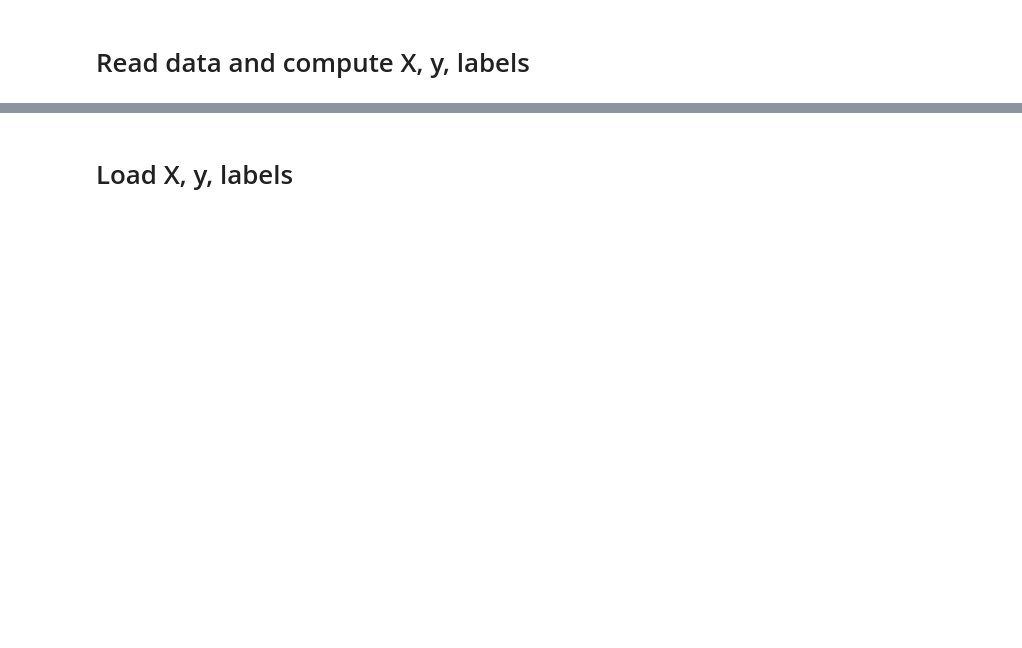
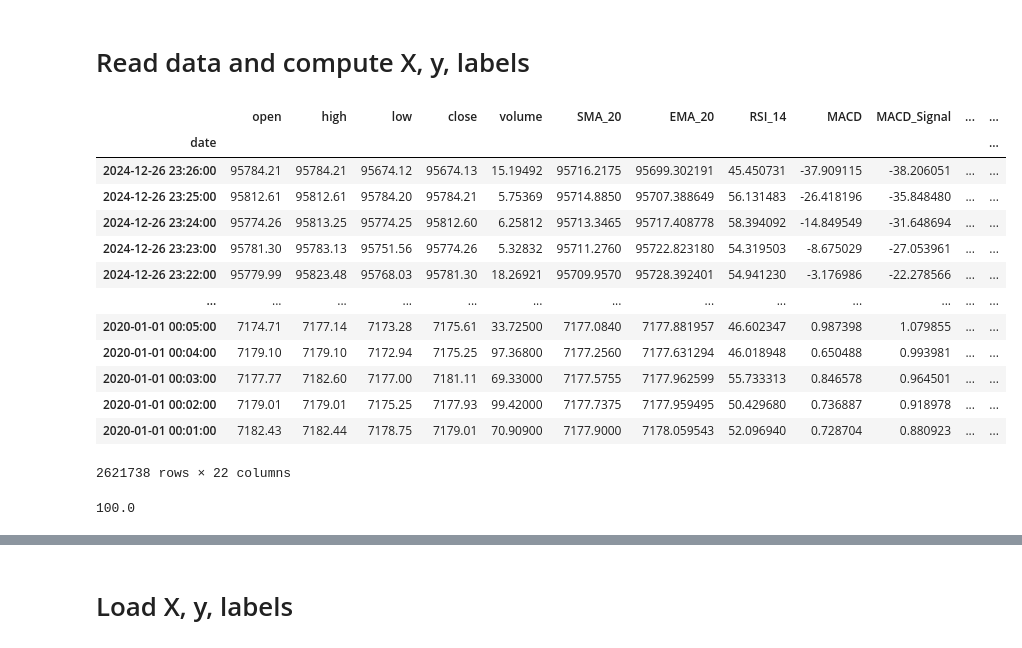
Before and after one commit to sunnypiase/CnnTrading, a Jupyter notebook: CnnTrans/CnnMain.ipynb, the cells around one changed output, grey strips where cells are left out. Drawn from its saved outputs; the diff is of its cells as text; code cells hidden in the pictures; blank space fills up the shorter version.

```diff
--- a/CnnTrans/CnnMain.ipynb
+++ b/CnnTrans/CnnMain.ipynb
@@ -29,9 +85,11 @@ from prepareScaledData import scale_X_0_1, encode_labels, compute_sample_profit,
 # %%
 MODEL_PATH = 'simple1dcnn_state_dict.pth'
 required_columns = ['date', 'open', 'high', 'low', 'close', 'volume']
-file_path = r"E:\AICore\Data\Binance_BTCUSDT_2024_minute.csv"
-input_window = 600
-output_window = 60
+file_path = r"E:\AICore\CnnTrading\CnnTrans\merged_output.csv"
+input_window = 150
+output_window = 15
 np.set_printoptions(formatter={'float_kind': lambda x: f'{x:.2f}'})
+random.seed(42)
+np.random.seed(42)
 # %% [markdown]
 # Read data and compute X, y, labels
@@ -38 +143,23 @@ np.set_printoptions(formatter={'float_kind': lambda x: f'{x:.2f}'})
+# %%
+df
+# %% [output]
+|  | open | high | low | close | volume | SMA_20 | EMA_20 | RSI_14 | MACD | MACD_Signal | ... | ... |
+| date |  |  |  |  |  |  |  |  |  |  |  | ... |
+| 2024-12-26 23:26:00 | 95784.21 | 95784.21 | 95674.12 | 95674.13 | 15.19492 | 95716.2175 | 95699.302191 | 45.450731 | -37.909115 | -38.206051 | ... | ... |
+| 2024-12-26 23:25:00 | 95812.61 | 95812.61 | 95784.20 | 95784.21 | 5.75369 | 95714.8850 | 95707.388649 | 56.131483 | -26.418196 | -35.848480 | ... | ... |
+| 2024-12-26 23:24:00 | 95774.26 | 95813.25 | 95774.25 | 95812.60 | 6.25812 | 95713.3465 | 95717.408778 | 58.394092 | -14.849549 | -31.648694 | ... | ... |
+| 2024-12-26 23:23:00 | 95781.30 | 95783.13 | 95751.56 | 95774.26 | 5.32832 | 95711.2760 | 95722.823180 | 54.319503 | -8.675029 | -27.053961 | ... | ... |
+| 2024-12-26 23:22:00 | 95779.99 | 95823.48 | 95768.03 | 95781.30 | 18.26921 | 95709.9570 | 95728.392401 | 54.941230 | -3.176986 | -22.278566 | ... | ... |
+| ... | ... | ... | ... | ... | ... | ... | ... | ... | ... | ... | ... | ... |
+| 2020-01-01 00:05:00 | 7174.71 | 7177.14 | 7173.28 | 7175.61 | 33.72500 | 7177.0840 | 7177.881957 | 46.602347 | 0.987398 | 1.079855 | ... | ... |
+| 2020-01-01 00:04:00 | 7179.10 | 7179.10 | 7172.94 | 7175.25 | 97.36800 | 7177.2560 | 7177.631294 | 46.018948 | 0.650488 | 0.993981 | ... | ... |
+| 2020-01-01 00:03:00 | 7177.77 | 7182.60 | 7177.00 | 7181.11 | 69.33000 | 7177.5755 | 7177.962599 | 55.733313 | 0.846578 | 0.964501 | ... | ... |
+| 2020-01-01 00:02:00 | 7179.01 | 7179.01 | 7175.25 | 7177.93 | 99.42000 | 7177.7375 | 7177.959495 | 50.429680 | 0.736887 | 0.918978 | ... | ... |
+| 2020-01-01 00:01:00 | 7182.43 | 7182.44 | 7178.75 | 7179.01 | 70.90900 | 7177.9000 | 7178.059543 | 52.096940 | 0.728704 | 0.880923 | ... | ... |
+2621738 rows × 22 columns
+# %%
+# ((price_out_end - price_in_end) / price_in_end) * 100
+((20 - 10) / 10) * 100
+# %% [output]
+100.0
 # %%
```
Also changed, not shown: parts of 70 cells of this notebook, 2 other files.
